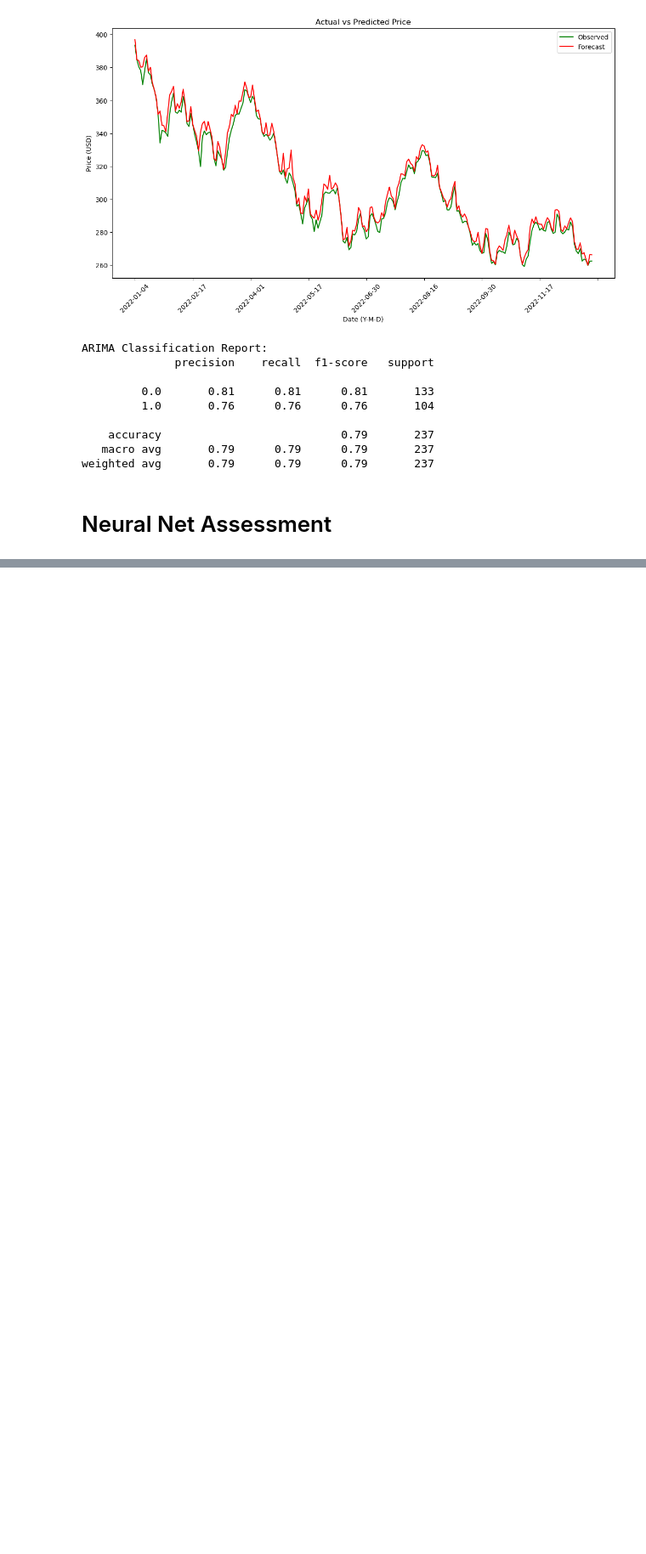
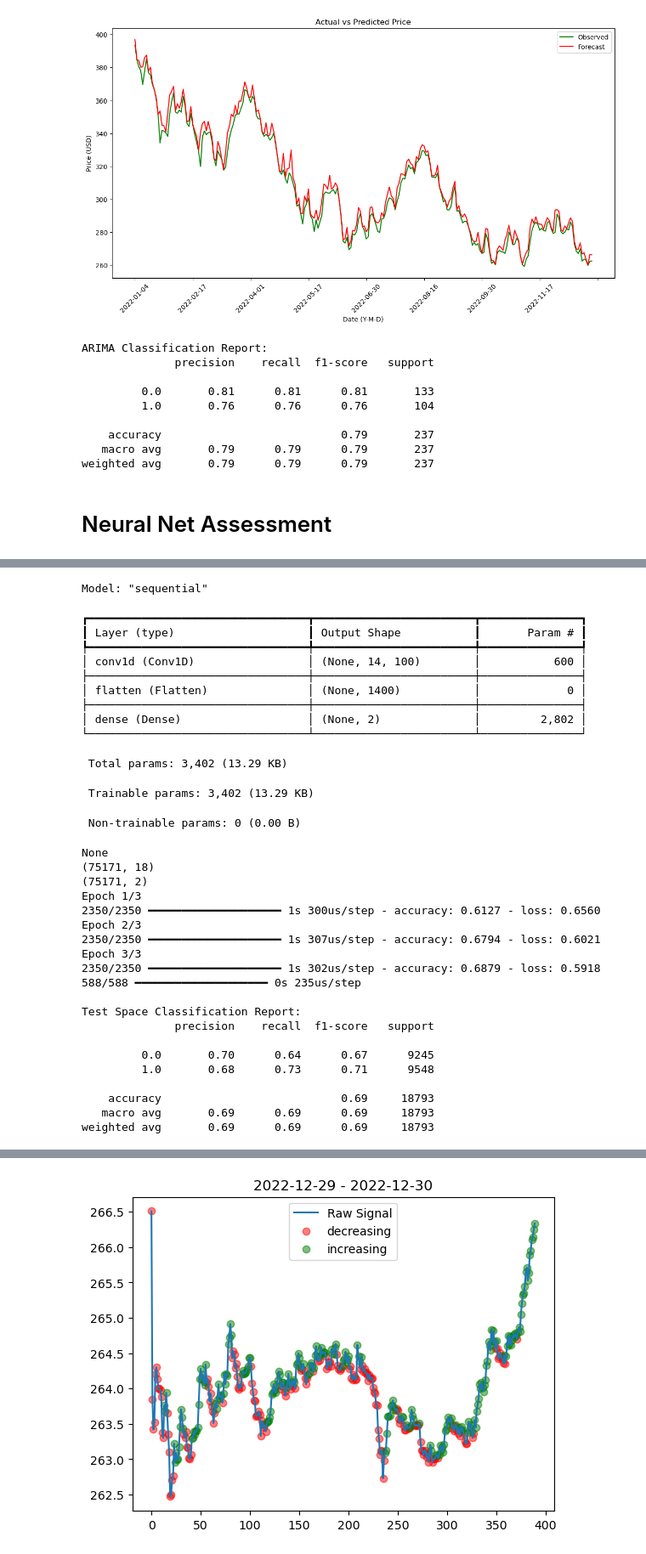
Before and after one commit to sindarian/market-trend-classification, a Jupyter notebook: analysis_driver.ipynb, the cells around one changed output, grey strips where cells are left out. Shown: that part at 85% size. Drawn from its saved outputs; the diff is of its cells as text; code cells hidden in the pictures; blank space fills up the shorter version.

```diff
--- a/analysis_driver.ipynb
+++ b/analysis_driver.ipynb
@@ -181,0 +260,25 @@ weighted avg       0.69      0.69      0.69     18793
+# %%
+# use the default config file for building/training the Multilayer Perceptron
+nn_config = nn_train_driver.default_training_config()
+print(f'CNN Hyperparameter Configuration:')
+pprint(nn_config)
+
+# build/train the MLP
+print('\nTraining CNN:')
+model, test_df = nn_train_driver.train_cnn(data_df, label_df=label_df, config=nn_config)
+
+# format the test df to just be the feature space
+feature_cols = list(test_df.columns)
+feature_cols.remove('EpochTime')
+feature_cols.remove('Label')
+
+# get the properly formatted test space
+y_test_true = test_df['Label']
+yhat_test = nn_train_driver.inverse_onehot(model.predict(test_df[feature_cols]))
+print(f'\nTest Space Classification Report:\n{classification_report(y_test_true, yhat_test)}')
+
+# plot the NN classifications on the last few days of data
+yhat_test_df = pd.DataFrame({'EpochTime': test_df['EpochTime'].values,
+                             'Label': yhat_test})
+ps.plot_label_over_signal(data_df.iloc[-390:], yhat_test_df.iloc[-390:], 'Close')
+# %% [output]
@@ -181,0 +297,33 @@ weighted avg       0.69      0.69      0.69     18793
+Model: "sequential"
+┏━━━━━━━━━━━━━━━━━━━━━━━━━━━━━━━━━┳━━━━━━━━━━━━━━━━━━━━━━━━┳━━━━━━━━━━━━━━━┓
+┃ Layer (type)                    ┃ Output Shape           ┃       Param # ┃
+┡━━━━━━━━━━━━━━━━━━━━━━━━━━━━━━━━━╇━━━━━━━━━━━━━━━━━━━━━━━━╇━━━━━━━━━━━━━━━┩
+│ conv1d (Conv1D)                 │ (None, 14, 100)        │           600 │
+├─────────────────────────────────┼────────────────────────┼───────────────┤
+│ flatten (Flatten)               │ (None, 1400)           │             0 │
+├─────────────────────────────────┼────────────────────────┼───────────────┤
+│ dense (Dense)                   │ (None, 2)              │         2,802 │
+└─────────────────────────────────┴────────────────────────┴───────────────┘
+ Total params: 3,402 (13.29 KB)
+ Trainable params: 3,402 (13.29 KB)
+ Non-trainable params: 0 (0.00 B)
+None
+(75171, 18)
+(75171, 2)
+Epoch 1/3
+2350/2350 ━━━━━━━━━━━━━━━━━━━━ 1s 300us/step - accuracy: 0.6127 - loss: 0.6560
+Epoch 2/3
+2350/2350 ━━━━━━━━━━━━━━━━━━━━ 1s 307us/step - accuracy: 0.6794 - loss: 0.6021
+Epoch 3/3
+2350/2350 ━━━━━━━━━━━━━━━━━━━━ 1s 302us/step - accuracy: 0.6879 - loss: 0.5918
+588/588 ━━━━━━━━━━━━━━━━━━━━ 0s 235us/step
+
+Test Space Classification Report:
+              precision    recall  f1-score   support
+
+         0.0       0.70      0.64      0.67      9245
+         1.0       0.68      0.73      0.71      9548
+
+    accuracy                           0.69     18793
+   macro avg       0.69      0.69      0.69     18793
+weighted avg       0.69      0.69      0.69     18793
@@ -181,0 +331 @@ weighted avg       0.69      0.69      0.69     18793
+[figure, added]
```
Also changed, not shown: parts of 6 cells of this notebook, 2 other files.
